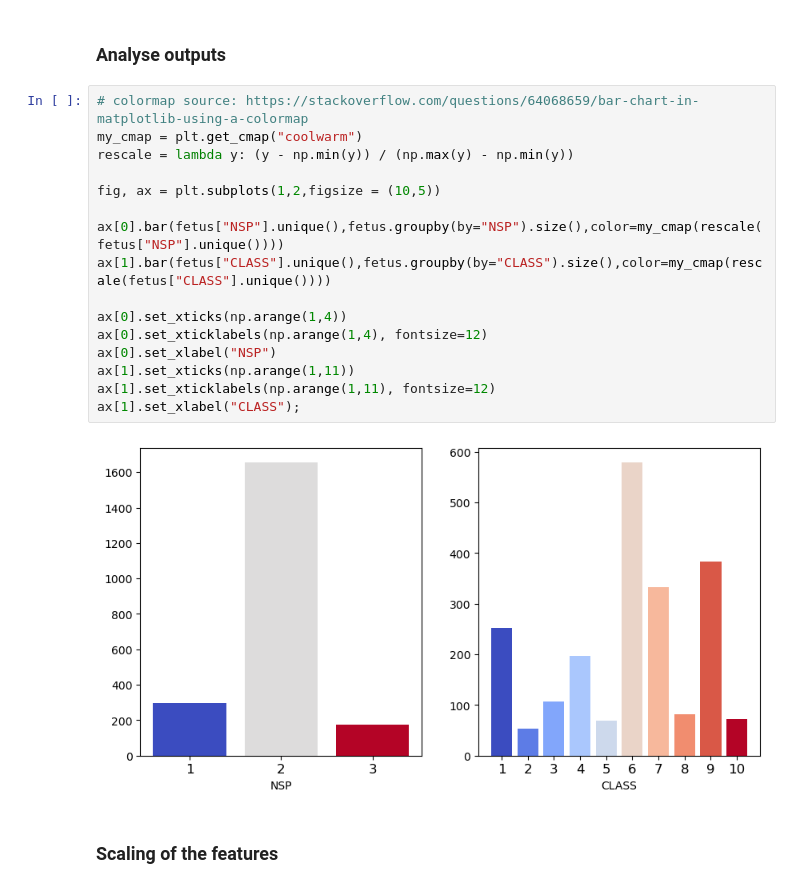
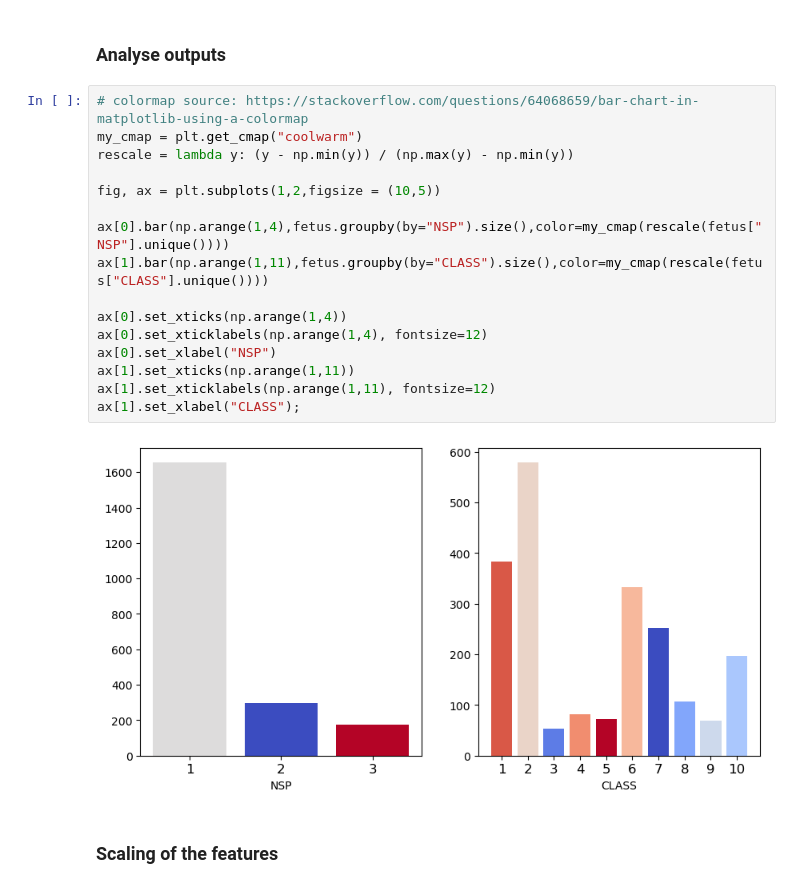
Before and after one commit to LaerteAdami/CW_Intro_AI, a Jupyter notebook: notebooks/notebook_first_analysis.ipynb, the cells around one changed output. Drawn from its saved outputs; the diff is of its cells as text.

```diff
--- a/notebooks/notebook_first_analysis.ipynb
+++ b/notebooks/notebook_first_analysis.ipynb
@@ -128,21 +128,21 @@ X.describe()
 # %%
 # colormap source: https://stackoverflow.com/questions/64068659/bar-chart-in-matplotlib-using-a-colormap
 my_cmap = plt.get_cmap("coolwarm")
 rescale = lambda y: (y - np.min(y)) / (np.max(y) - np.min(y))
 
 fig, ax = plt.subplots(1,2,figsize = (10,5))
 
-ax[0].bar(fetus["NSP"].unique(),fetus.groupby(by="NSP").size(),color=my_cmap(rescale(fetus["NSP"].unique())))
-ax[1].bar(fetus["CLASS"].unique(),fetus.groupby(by="CLASS").size(),color=my_cmap(rescale(fetus["CLASS"].unique())))
+ax[0].bar(np.arange(1,4),fetus.groupby(by="NSP").size(),color=my_cmap(rescale(fetus["NSP"].unique())))
+ax[1].bar(np.arange(1,11),fetus.groupby(by="CLASS").size(),color=my_cmap(rescale(fetus["CLASS"].unique())))
 
 ax[0].set_xticks(np.arange(1,4))
 ax[0].set_xticklabels(np.arange(1,4), fontsize=12)
 ax[0].set_xlabel("NSP")
 ax[1].set_xticks(np.arange(1,11))
 ax[1].set_xticklabels(np.arange(1,11), fontsize=12)
 ax[1].set_xlabel("CLASS");
 # %% [output]
-[figure, old version]
+[figure, new version]
 # %% [markdown]
 ### Scaling of the features
 # %% [markdown]
```
Also changed, not shown: parts of 49 cells of this notebook.
